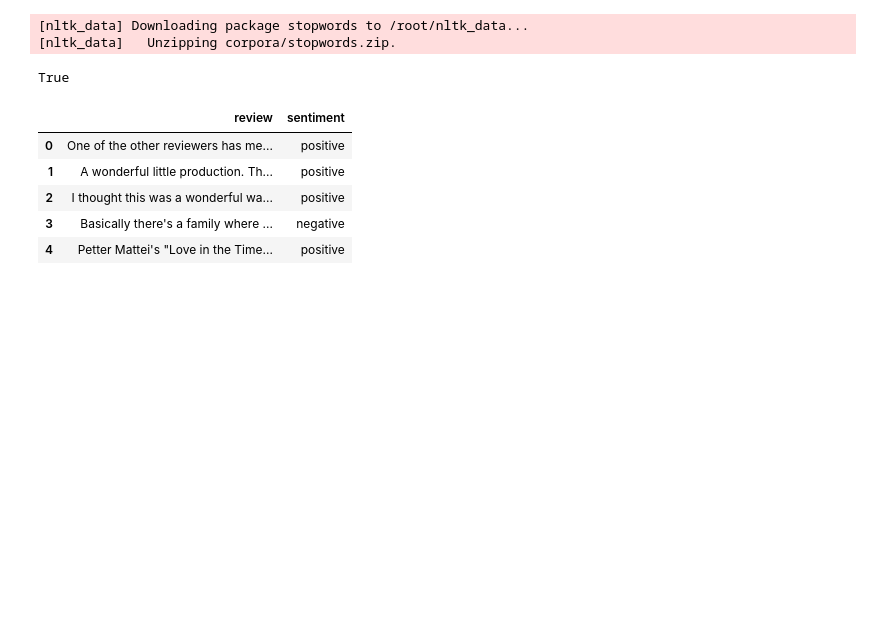
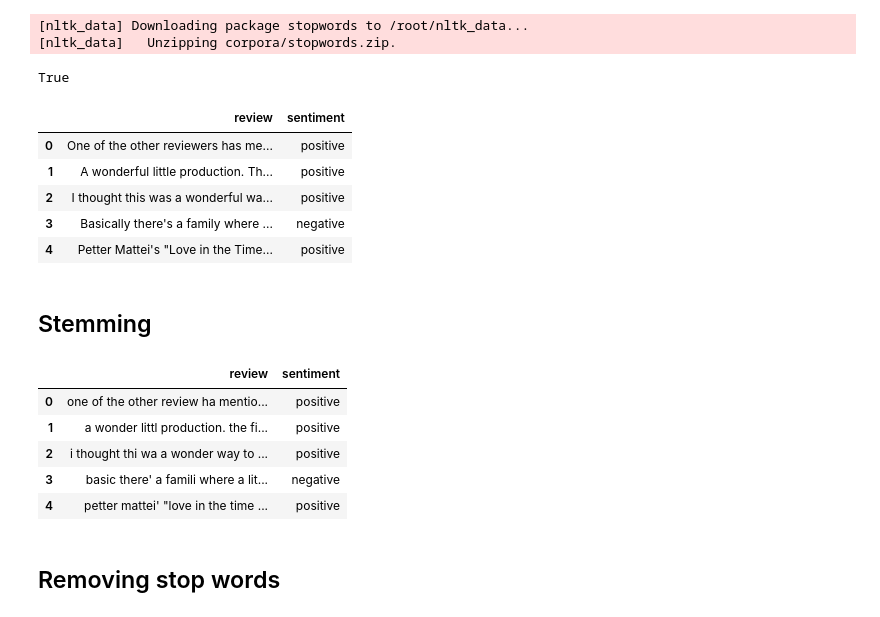
Before and after one commit to VellummyilumVinoth/Sentiment_Analysis, a Jupyter notebook: Sentiment_Analysis.ipynb, the cells around one changed output. Drawn from its saved outputs; the diff is of its cells as text; code cells hidden in the pictures; blank space fills up the shorter version.

```diff
--- a/Sentiment_Analysis.ipynb
+++ b/Sentiment_Analysis.ipynb
@@ -128,3 +128,25 @@ data.head()
 | 2 | I thought this was a wonderful wa... | positive |
 | 3 | Basically there's a family where ... | negative |
 | 4 | Petter Mattei's "Love in the Time... | positive |
+# %% [markdown]
+## Stemming
+# %%
+# Stemming the text
+def stemmer(text):
+  ps = nltk.porter.PorterStemmer()
+  text = ' '.join([ps.stem(word) for word in text.split()])
+  return text
+# %%
+# Apply function on review column
+data['review'] = data['review'].apply(stemmer)
+# %%
+data.head()
+# %% [output]
+|  | review | sentiment |
+| 0 | one of the other review ha mentio... | positive |
+| 1 | a wonder littl production. the fi... | positive |
+| 2 | i thought thi wa a wonder way to ... | positive |
+| 3 | basic there' a famili where a lit... | negative |
+| 4 | petter mattei' "love in the time ... | positive |
+# %% [markdown]
+## Removing stop words
```
Also changed, not shown: parts of 9 cells of this notebook.
